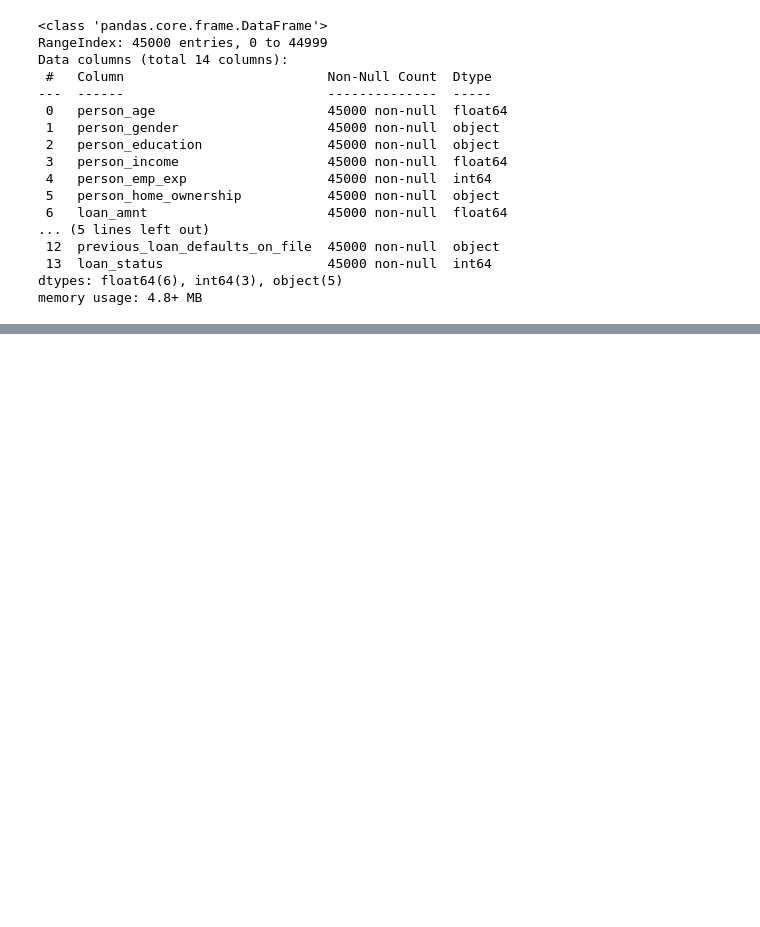
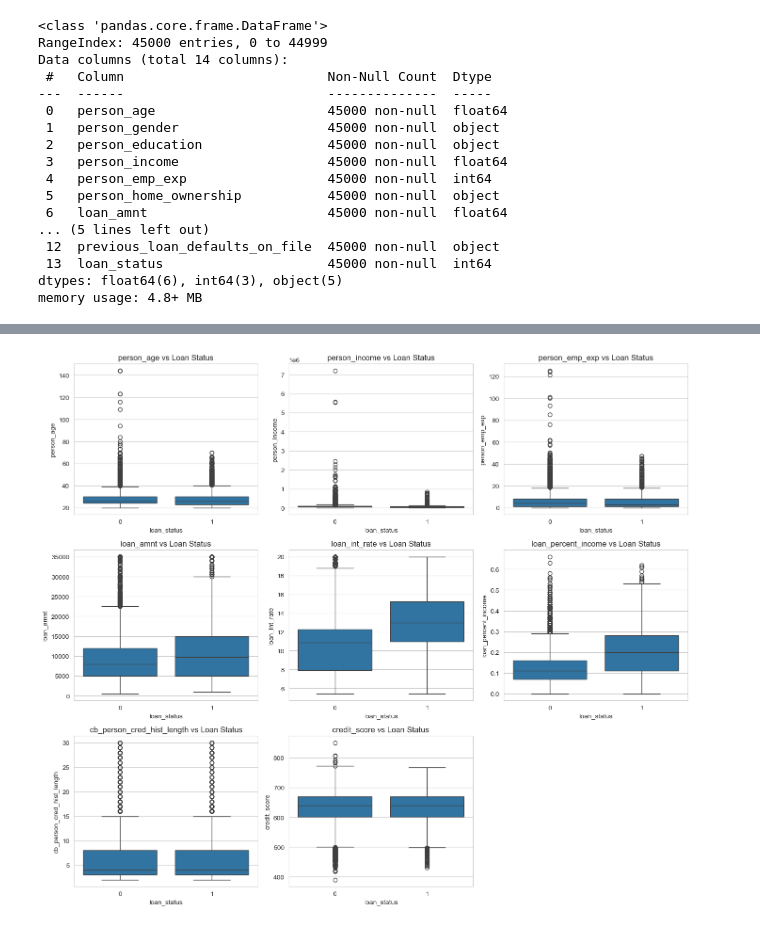
Before and after one commit to samstrc/AppliedML_FinalProj, a Jupyter notebook: loan_approval.ipynb, the cells around one changed output, grey strips where cells are left out. Saved outputs shown, nothing was run; the diff lists cells and outputs as text; code cells hidden in the pictures; blank space fills up the shorter version.

Commit message:
Completed exploratory data analysis, updated checklist

```diff
--- a/loan_approval.ipynb
+++ b/loan_approval.ipynb
@@ -0,0 +50,5 @@
+# %%
+import json # Needed to look at metadata
+
+with open('loan-approval-classification-data-metadata.json') as f:
+    meta = json.load(f)
@@ -47,0 +230,16 @@ df.head(20)
+# %%
+# Boxplots to visualize against target variable
+# Select numeric predictors but exclude the target column
+num_cols = df_numeric.columns.drop("loan_status")
+
+plt.figure(figsize=(14, 12))
+
+for i, col in enumerate(num_cols, 1):
+    plt.subplot((len(num_cols) + 2) // 3, 3, i)
+    sns.boxplot(data=df, x="loan_status", y=col)
+    plt.title(f"{col} vs Loan Status")
+    plt.tight_layout()
+
+plt.show()
+# %% [output]
+[figure, added]
```
Also changed, not shown: parts of 29 cells of this notebook, 2 other files.
